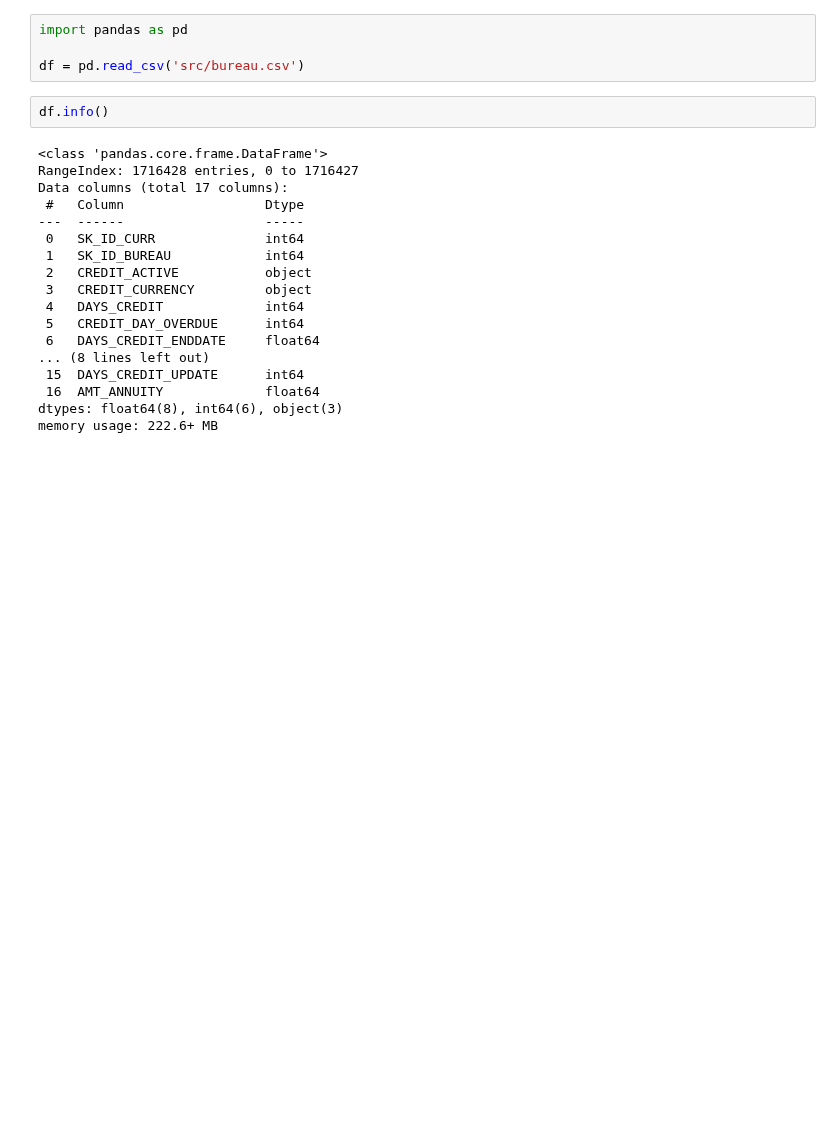
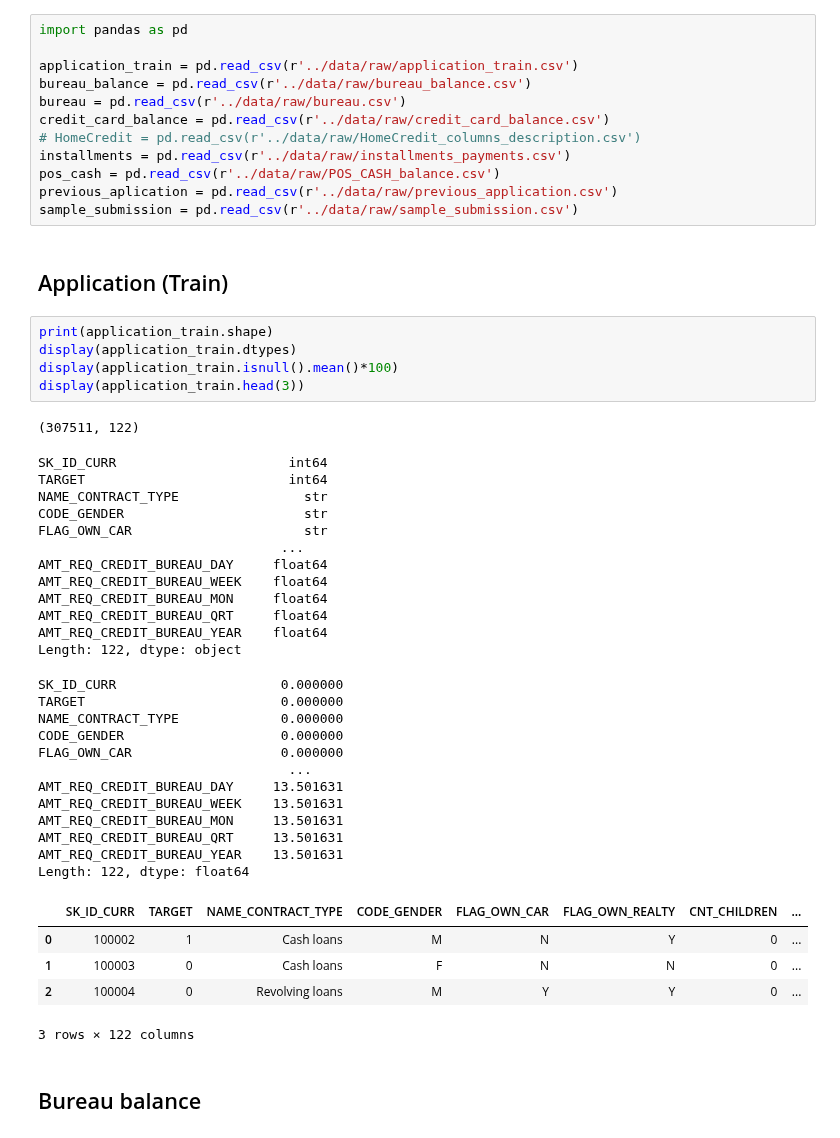
Before and after one commit to Mekhty111/Home-Credit-Default-Risk, a Jupyter notebook: notebooks /01_data_overview.ipynb, the cells around one changed output. Saved outputs shown, nothing was run; the diff lists cells and outputs as text; blank space fills up the shorter version.

```diff
--- a/notebooks /01_data_overview.ipynb
+++ b/notebooks /01_data_overview.ipynb
@@ -1,24 +1,52 @@
 # %%
 import pandas as pd
 
-df = pd.read_csv('src/bureau.csv')
+application_train = pd.read_csv(r'../data/raw/application_train.csv')
+bureau_balance = pd.read_csv(r'../data/raw/bureau_balance.csv')
+bureau = pd.read_csv(r'../data/raw/bureau.csv')
+credit_card_balance = pd.read_csv(r'../data/raw/credit_card_balance.csv')
+# HomeCredit = pd.read_csv(r'../data/raw/HomeCredit_columns_description.csv')
+installments = pd.read_csv(r'../data/raw/installments_payments.csv')
+pos_cash = pd.read_csv(r'../data/raw/POS_CASH_balance.csv')
+previous_aplication = pd.read_csv(r'../data/raw/previous_application.csv')
+sample_submission = pd.read_csv(r'../data/raw/sample_submission.csv')
+# %% [markdown]
+## Application (Train)
 # %%
-df.info()
+print(application_train.shape)
+display(application_train.dtypes)
+display(application_train.isnull().mean()*100)
+display(application_train.head(3))
 # %% [output]
-<class 'pandas.core.frame.DataFrame'>
-RangeIndex: 1716428 entries, 0 to 1716427
-Data columns (total 17 columns):
- #   Column                  Dtype
----  ------                  -----
- 0   SK_ID_CURR              int64
- 1   SK_ID_BUREAU            int64
- 2   CREDIT_ACTIVE           object
- 3   CREDIT_CURRENCY         object
- 4   DAYS_CREDIT             int64
- 5   CREDIT_DAY_OVERDUE      int64
- 6   DAYS_CREDIT_ENDDATE     float64
-... (8 lines left out)
- 15  DAYS_CREDIT_UPDATE      int64
- 16  AMT_ANNUITY             float64
-dtypes: float64(8), int64(6), object(3)
-memory usage: 222.6+ MB
+(307511, 122)
+SK_ID_CURR                      int64
+TARGET                          int64
+NAME_CONTRACT_TYPE                str
+CODE_GENDER                       str
+FLAG_OWN_CAR                      str
+                               ...
+AMT_REQ_CREDIT_BUREAU_DAY     float64
+AMT_REQ_CREDIT_BUREAU_WEEK    float64
+AMT_REQ_CREDIT_BUREAU_MON     float64
+AMT_REQ_CREDIT_BUREAU_QRT     float64
+AMT_REQ_CREDIT_BUREAU_YEAR    float64
+Length: 122, dtype: object
+SK_ID_CURR                     0.000000
+TARGET                         0.000000
+NAME_CONTRACT_TYPE             0.000000
+CODE_GENDER                    0.000000
+FLAG_OWN_CAR                   0.000000
+                                ...
+AMT_REQ_CREDIT_BUREAU_DAY     13.501631
+AMT_REQ_CREDIT_BUREAU_WEEK    13.501631
+AMT_REQ_CREDIT_BUREAU_MON     13.501631
+AMT_REQ_CREDIT_BUREAU_QRT     13.501631
+AMT_REQ_CREDIT_BUREAU_YEAR    13.501631
+Length: 122, dtype: float64
+|  | SK_ID_CURR | TARGET | NAME_CONTRACT_TYPE | CODE_GENDER | FLAG_OWN_CAR | FLAG_OWN_REALTY | CNT_CHILDREN | ... |
+| 0 | 100002 | 1 | Cash loans | M | N | Y | 0 | ... |
+| 1 | 100003 | 0 | Cash loans | F | N | N | 0 | ... |
+| 2 | 100004 | 0 | Revolving loans | M | Y | Y | 0 | ... |
+3 rows × 122 columns
+# %% [markdown]
+## Bureau balance
```
Also changed, not shown: parts of 15 cells of this notebook.
